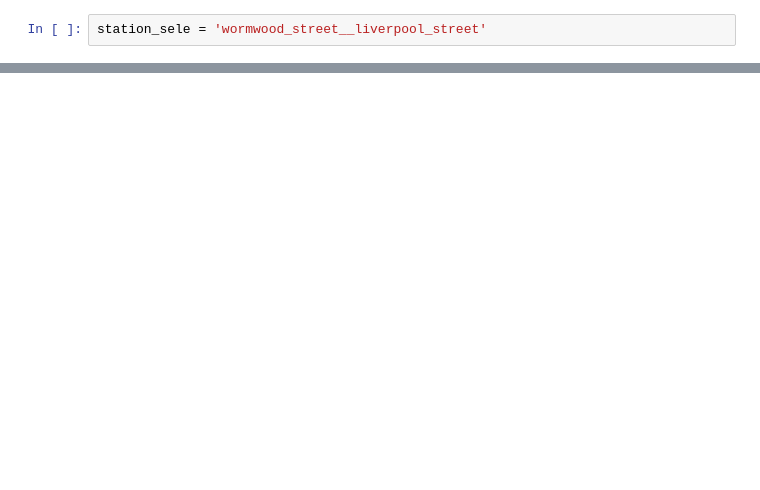
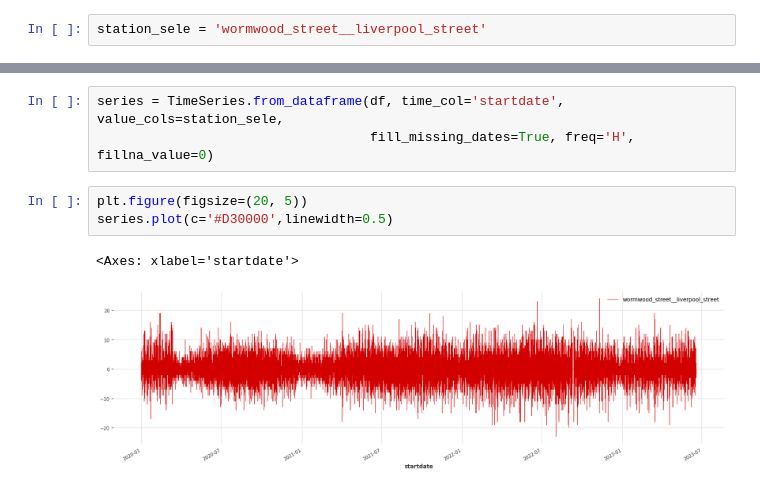
Before and after one commit to elsebasmar/london-bss, a Jupyter notebook: londonbss/notebooks/data_postprocess/A-Dataprocessing.ipynb, the cells around one changed output, grey strips where cells are left out. Drawn from its saved outputs; the diff is of its cells as text; blank space fills up the shorter version.

```diff
--- a/londonbss/notebooks/data_postprocess/A-Dataprocessing.ipynb
+++ b/londonbss/notebooks/data_postprocess/A-Dataprocessing.ipynb
@@ -46,0 +70,9 @@ df.head()
+# %%
+series = TimeSeries.from_dataframe(df, time_col='startdate', value_cols=station_sele,
+                                   fill_missing_dates=True, freq='H', fillna_value=0)
+# %%
+plt.figure(figsize=(20, 5))
+series.plot(c='#D30000',linewidth=0.5)
+# %% [output]
+<Axes: xlabel='startdate'>
+[figure, added]
```
Also changed, not shown: parts of 27 cells of this notebook, 1 other file.
